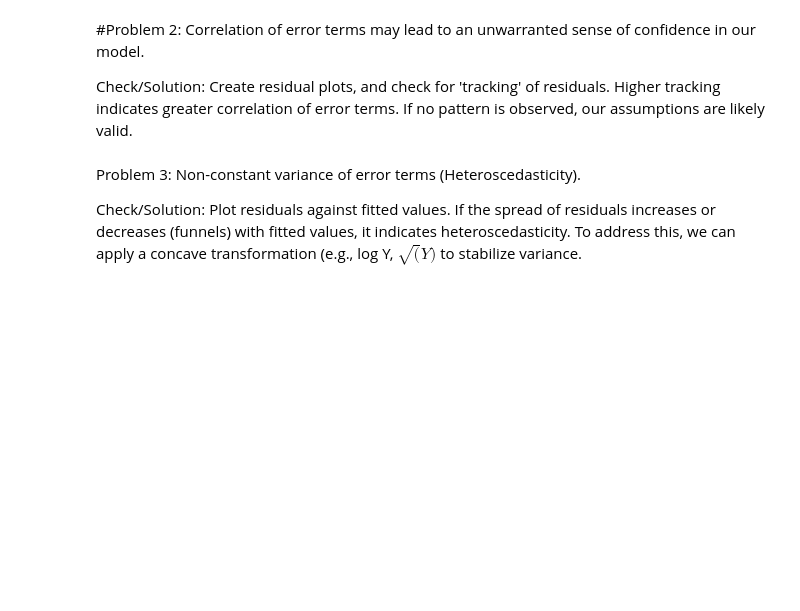
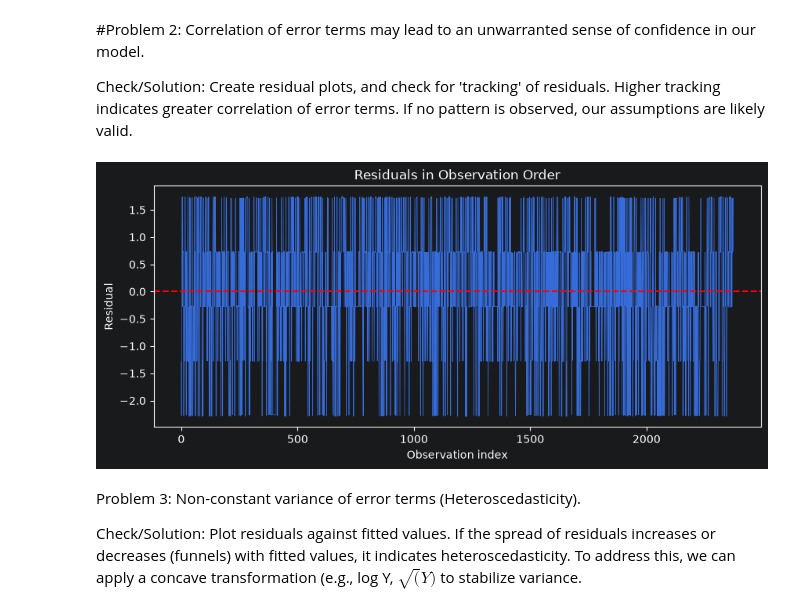
Before and after one commit to Emmett-Waechtler/ISTA_421_homework_3, a Jupyter notebook: waechtler_homework_3_dataset_demo.ipynb, the cells around one changed output. Cells and saved outputs as stored; diff of their text form; code cells hidden in the pictures; blank space fills up the shorter version.

Commit message:
Checked for tracking among neighboring residuals

```diff
--- a/waechtler_homework_3_dataset_demo.ipynb
+++ b/waechtler_homework_3_dataset_demo.ipynb
@@ -101,6 +101,17 @@ Linear R^2: 0.0000 | Quadratic R^2: 0.1106
 #Problem 2: Correlation of error terms may lead to an unwarranted sense of confidence in our model.
 
 Check/Solution: Create residual plots, and check for 'tracking' of residuals. Higher tracking indicates greater correlation of error terms. If no pattern is observed, our assumptions are likely valid.
+# %%
+# Residuals in observation order; look for similar residuals between neighbors (tracking).
+plt.figure(figsize=(10, 4))
+plt.plot(resid.values, linewidth=0.5)
+plt.axhline(0, color="red", linestyle="--")
+plt.xlabel("Observation index")
+plt.ylabel("Residual")
+plt.title("Residuals in Observation Order")
+plt.show()
+# %% [output]
+[figure, added]
 # %% [markdown]
 Problem 3: Non-constant variance of error terms (Heteroscedasticity).
 
```
